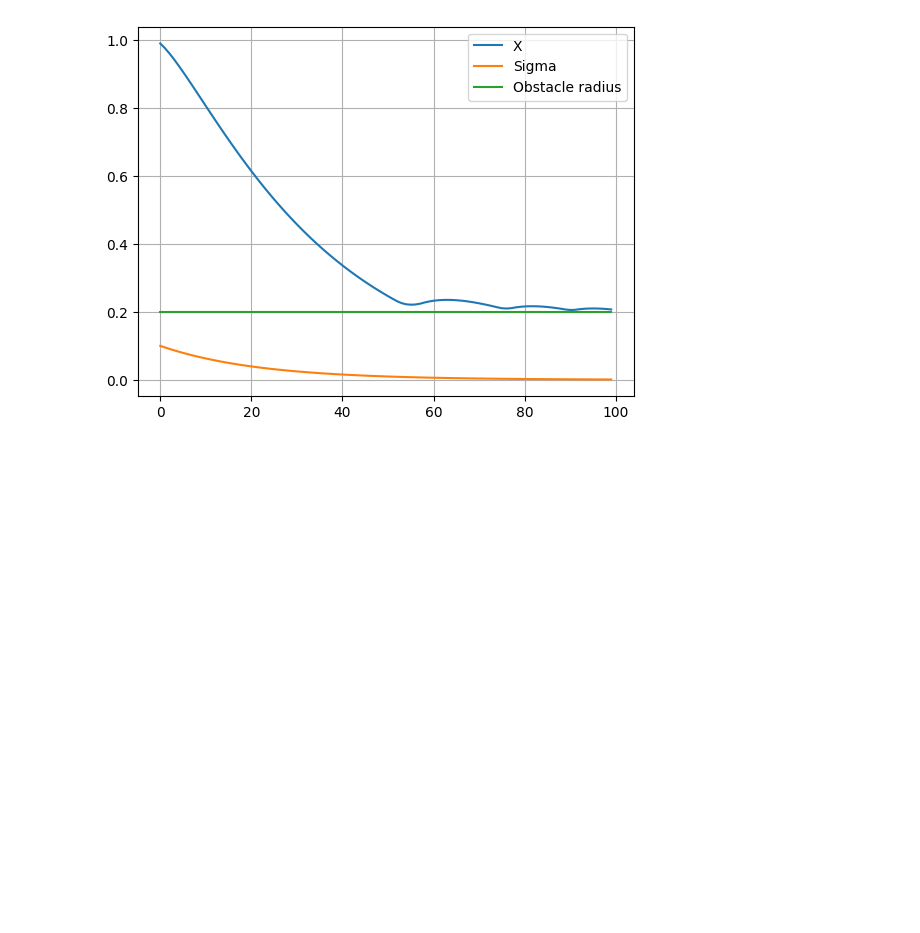
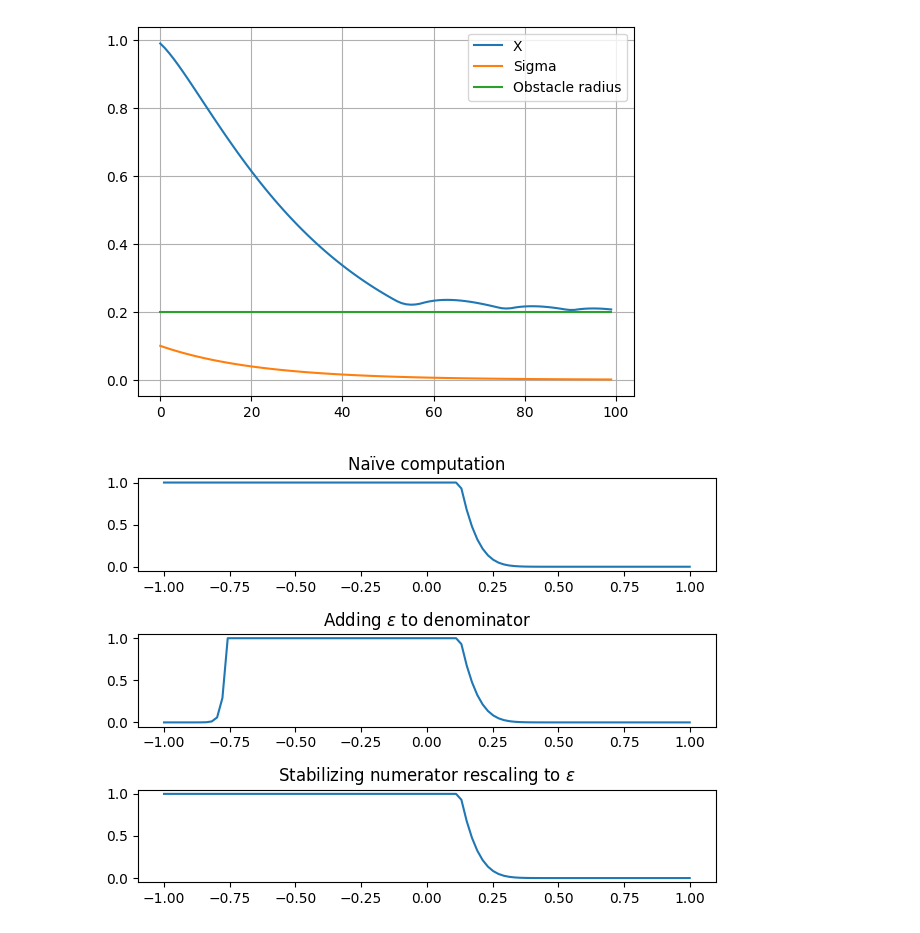
Before and after one commit to myfatemi04/constraint-guidance, a Jupyter notebook: notebooks/surface_scores.ipynb, the cells around one changed output. Cells and saved outputs as stored; diff of their text form; code cells hidden in the pictures; blank space fills up the shorter version.

Commit message:
add quick plot for numerical stability check

```diff
--- a/notebooks/surface_scores.ipynb
+++ b/notebooks/surface_scores.ipynb
@@ -574,4 +574,58 @@ run_2(variable_x=1.0, sigma=0.1)
 # %% [output]
 [figure]
 # %%
-# Plotting various numerators and denominators.
+# Plotting various numerators and denominators, for Gaussian distributions against a constraint x ≥ 0.
+
+import math
+
+plt.subplot(3, 1, 1)
+plt.title("Naïve computation")
+
+xs = np.linspace(-1, 1, num=100)
+scores = []
+for x in xs:
+    sigma = 0.1
+    erf_value = 1 - math.erf(-x / sigma / np.sqrt(2))
+    pdf = np.exp(-0.5 * (x**2) / sigma**2) / (np.sqrt(2 * np.pi) * sigma)
+    score = pdf / erf_value
+    score = min(score, 1)
+    scores.append(score)
+
+plt.plot(xs, scores)
+
+plt.subplot(3, 1, 2)
+plt.title("Adding $\\epsilon$ to denominator")
+
+xs = np.linspace(-1, 1, num=100)
+scores = []
+for x in xs:
+    sigma = 0.1
+    erf_value = 1 - math.erf(-x / sigma / np.sqrt(2))
+    pdf = np.exp(-0.5 * (x**2) / sigma**2) / (np.sqrt(2 * np.pi) * sigma)
+    score = pdf / (erf_value + 1e-12)
+    score = min(score, 1)
+    scores.append(score)
+
+plt.plot(xs, scores)
+
+plt.subplot(3, 1, 3)
+plt.title("Stabilizing numerator rescaling to $\\epsilon$")
+
+xs = np.linspace(-1, 1, num=100)
+scores = []
+for x in xs:
+    sigma = 0.1
+    erf_value = 1 - math.erf(-x / sigma / np.sqrt(2))
+    exp_arg = -0.5 * (x**2) / sigma**2
+    exp_arg_max = exp_arg
+    pdf = np.exp(exp_arg - exp_arg_max) / (np.sqrt(2 * np.pi) * sigma)
+    score = pdf / (erf_value + 1e-12) * np.maximum(np.exp(exp_arg_max), 1e-12)
+    score = min(score, 1)
+    scores.append(score)
+
+plt.plot(xs, scores)
+
+plt.tight_layout()
+plt.show()
+# %% [output]
+[figure, added]
```
